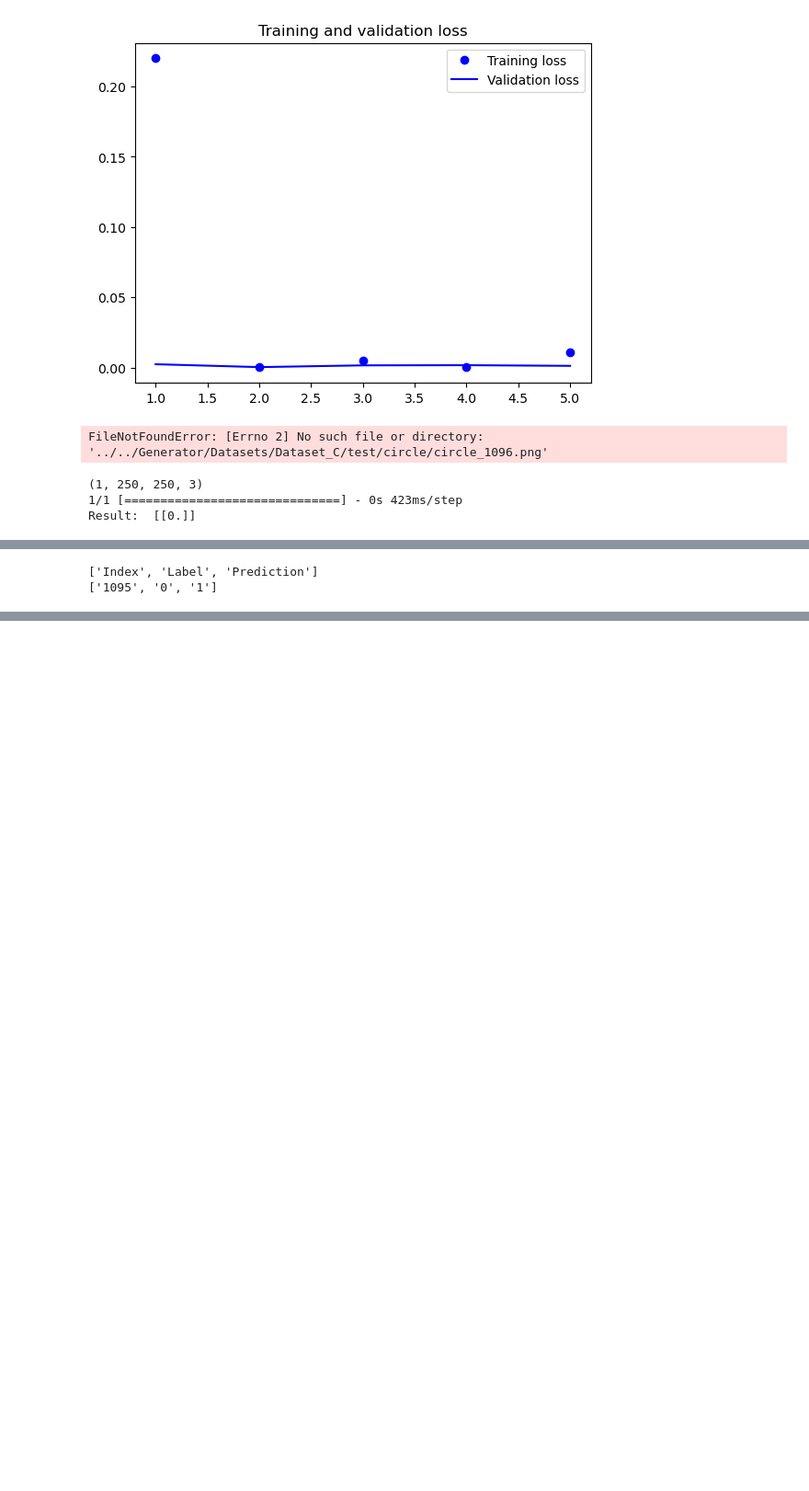
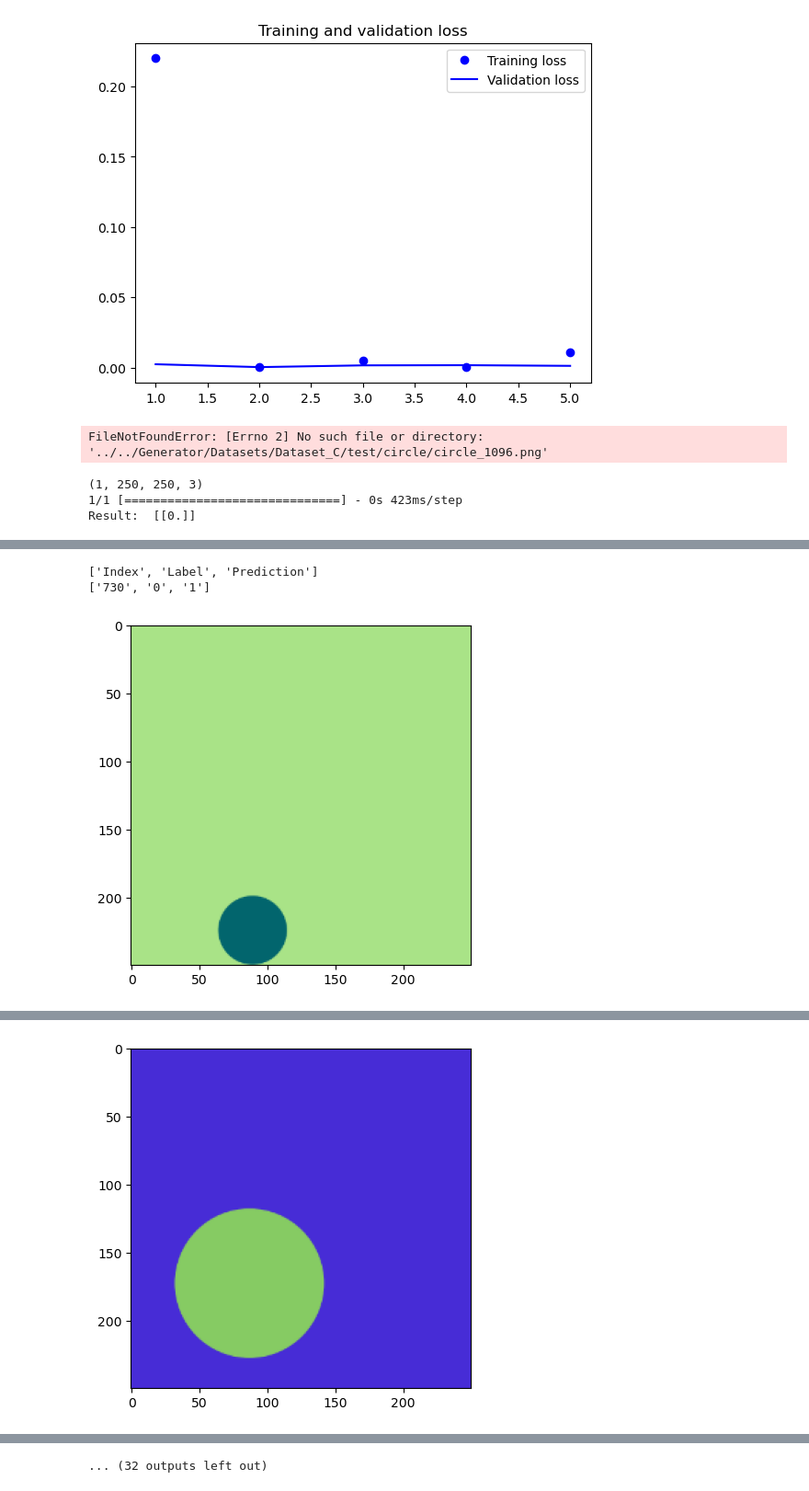
Before and after one commit to FredericoBento/What-Do-CNN-Know, a Jupyter notebook: CNN_Model/Test_3/test_3_3.ipynb, the cells around one changed output, grey strips where cells are left out. Shown: that part at 92% size. Cells and saved outputs as stored; diff of their text form; code cells hidden in the pictures; blank space fills up the shorter version.

Commit message:
turned off shuffle to demonstrate the image that failed

```diff
--- a/CNN_Model/Test_3/test_3_3.ipynb
+++ b/CNN_Model/Test_3/test_3_3.ipynb
@@ -47,7 +47,7 @@ test_dataset = image_dataset_from_directory(
     image_size=(IMG_SIZE, IMG_SIZE),
     batch_size=BATCH_SIZE,
     seed=RANDOM_SEED,
-    shuffle=True
+    shuffle=False
     )
 # %% [output]
 Found 3000 files belonging to 2 classes.
@@ -224,9 +216,13 @@ with open('results/3-3/results.csv', mode='r') as file:
             print(lines)
 # %% [output]
 ['Index', 'Label', 'Prediction']
-['1095', '0', '1']
+['730', '0', '1']
 # %%
-for data_batch, _ in train_dataset.take(1):
-    plt.imshow(data_batch[1095].numpy().astype("uint8"))
+#print the image 1095 from the test_dataset
+
+for data_batch, _ in test_dataset.take(23):
+    plt.imshow(data_batch[26].numpy().astype("uint8"))
     plt.show()
+    print(model.predict(data_batch[26].numpy().reshape(1, 250, 250, 3)).round())
 # %% [output]
+[figure, added]
@@ -233,0 +231 @@ TypeError: '_PrefetchDataset' object is not subscriptable
+[figure, added]
@@ -233,0 +246 @@ TypeError: '_PrefetchDataset' object is not subscriptable
+... (32 outputs left out)
```
Also changed, not shown: parts of 3 cells of this notebook.
